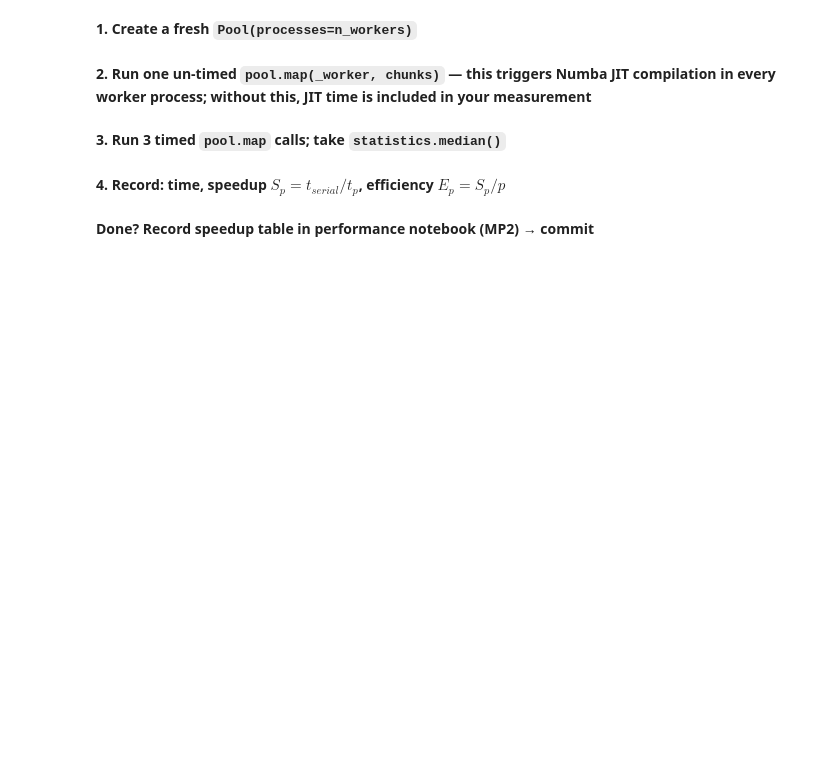
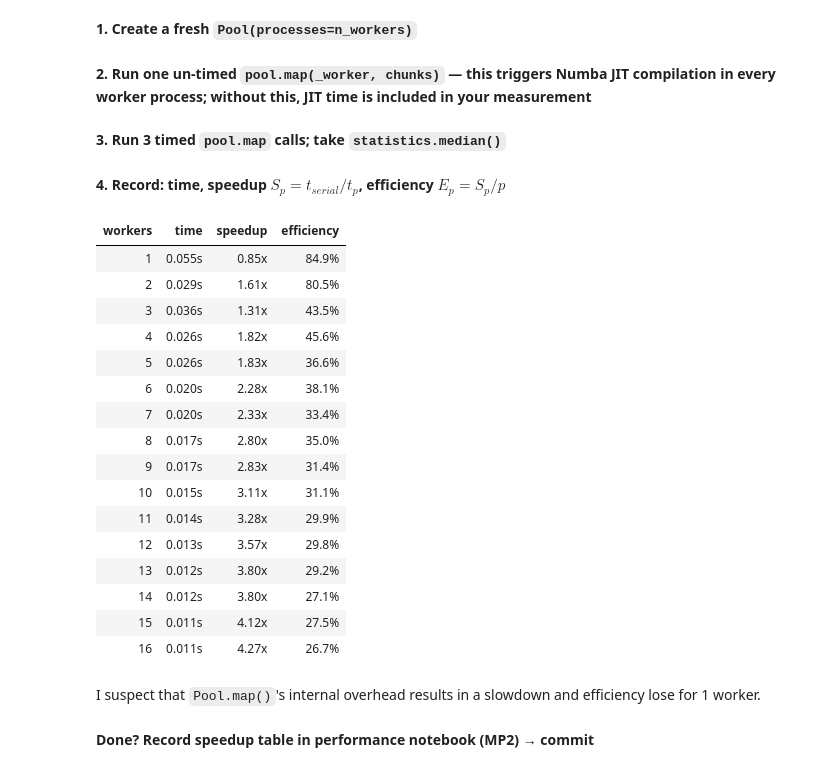
Before and after one commit to NDS8-TCP/nsc-mikkel, a Jupyter notebook: l04_exercises.ipynb, the cells around one changed output. Saved outputs shown, nothing was run; the diff lists cells and outputs as text; code cells hidden in the pictures; blank space fills up the shorter version.

Commit message:
l04: milestone 3 done

```diff
--- a/l04_exercises.ipynb
+++ b/l04_exercises.ipynb
@@ -519,0 +515,16 @@ for n_workers in range(1, os.cpu_count() + 1):
+# %%
+from pathlib import Path
+import pandas as pd
+
+m3_file = Path("l04_milestone3.csv")
+
+if not m3_file.exists():
+    m3_times, m3_speedups, m3_efficiencies = m3_compute()
+    workers = list(range(1, os.cpu_count() + 1))
+    df = pd.DataFrame({
+        "workers": workers,
+        "time": m3_times,
+        "speedup": m3_speedups,
+        "efficiency": m3_efficiencies
+    })
+    df.to_csv(m3_file, index_label=False)
@@ -527,5 +555,40 @@ for n_workers in range(1, os.cpu_count() + 1):
 **3. Run 3 **timed** `pool.map` calls; take `statistics.median()`**
 # %% [markdown]
 **4. Record: time, speedup $S_p = t_{serial}/t_p$, efficiency $E_p = S_p/p$**
+# %%
+from IPython.display import display
+m3_results = pd.read_csv(m3_file)
+
+# Nicely formatted
+display(
+    m3_results.style
+    .hide(axis="index")
+    .format({
+            "time": "{:.3f}s",
+            "speedup": "{:.2f}x",
+            "efficiency": "{:.1%}"
+            })
+    .background_gradient()
+)
+# %% [output]
+| workers | time | speedup | efficiency |
+| 1 | 0.055s | 0.85x | 84.9% |
+| 2 | 0.029s | 1.61x | 80.5% |
+| 3 | 0.036s | 1.31x | 43.5% |
+| 4 | 0.026s | 1.82x | 45.6% |
+| 5 | 0.026s | 1.83x | 36.6% |
+| 6 | 0.020s | 2.28x | 38.1% |
+| 7 | 0.020s | 2.33x | 33.4% |
+| 8 | 0.017s | 2.80x | 35.0% |
+| 9 | 0.017s | 2.83x | 31.4% |
+| 10 | 0.015s | 3.11x | 31.1% |
+| 11 | 0.014s | 3.28x | 29.9% |
+| 12 | 0.013s | 3.57x | 29.8% |
+| 13 | 0.012s | 3.80x | 29.2% |
+| 14 | 0.012s | 3.80x | 27.1% |
+| 15 | 0.011s | 4.12x | 27.5% |
+| 16 | 0.011s | 4.27x | 26.7% |
+# %% [markdown]
+I suspect that `Pool.map()`'s internal overhead results in a slowdown and efficiency lose for 1 worker.
 # %% [markdown]
 ****Done?** Record speedup table in performance notebook (MP2) → commit**
```
Also changed, not shown: parts of 4 cells of this notebook, 1 other file.
